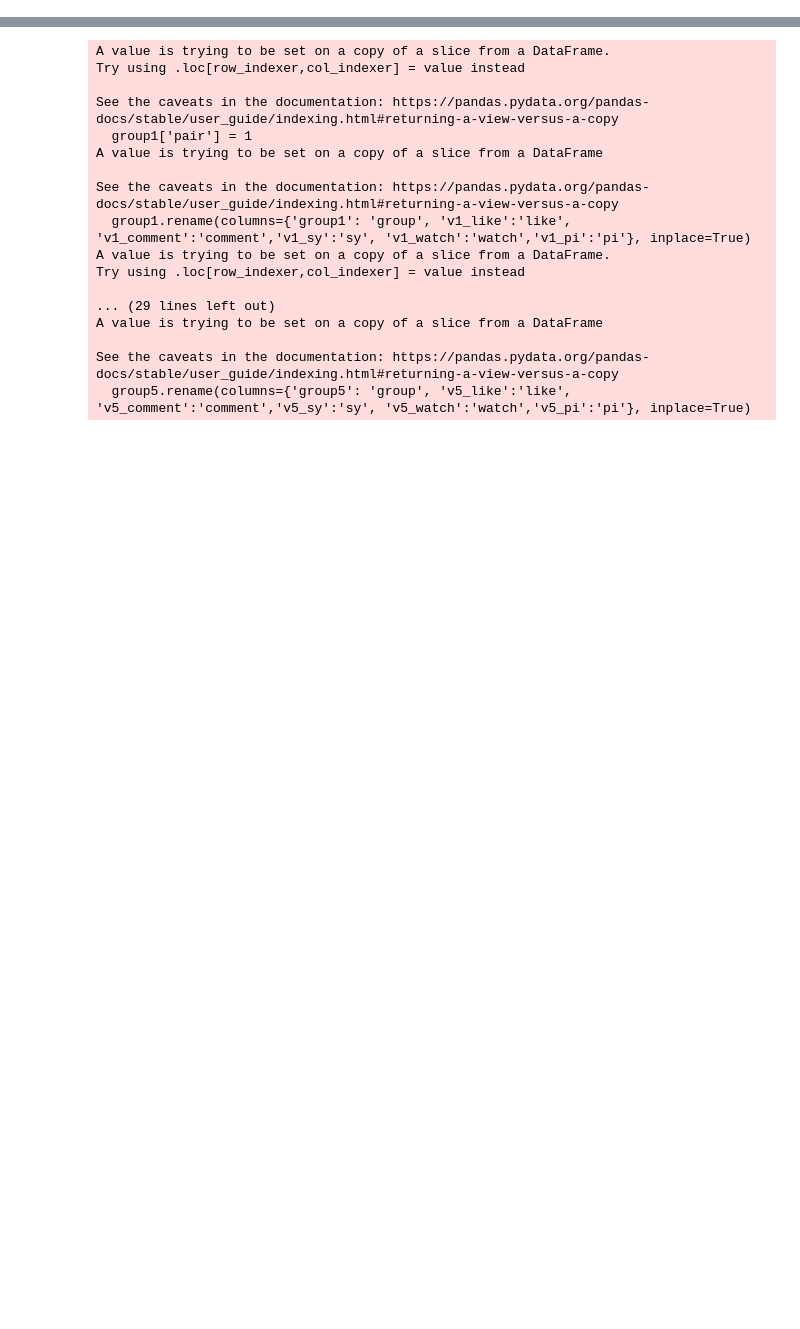
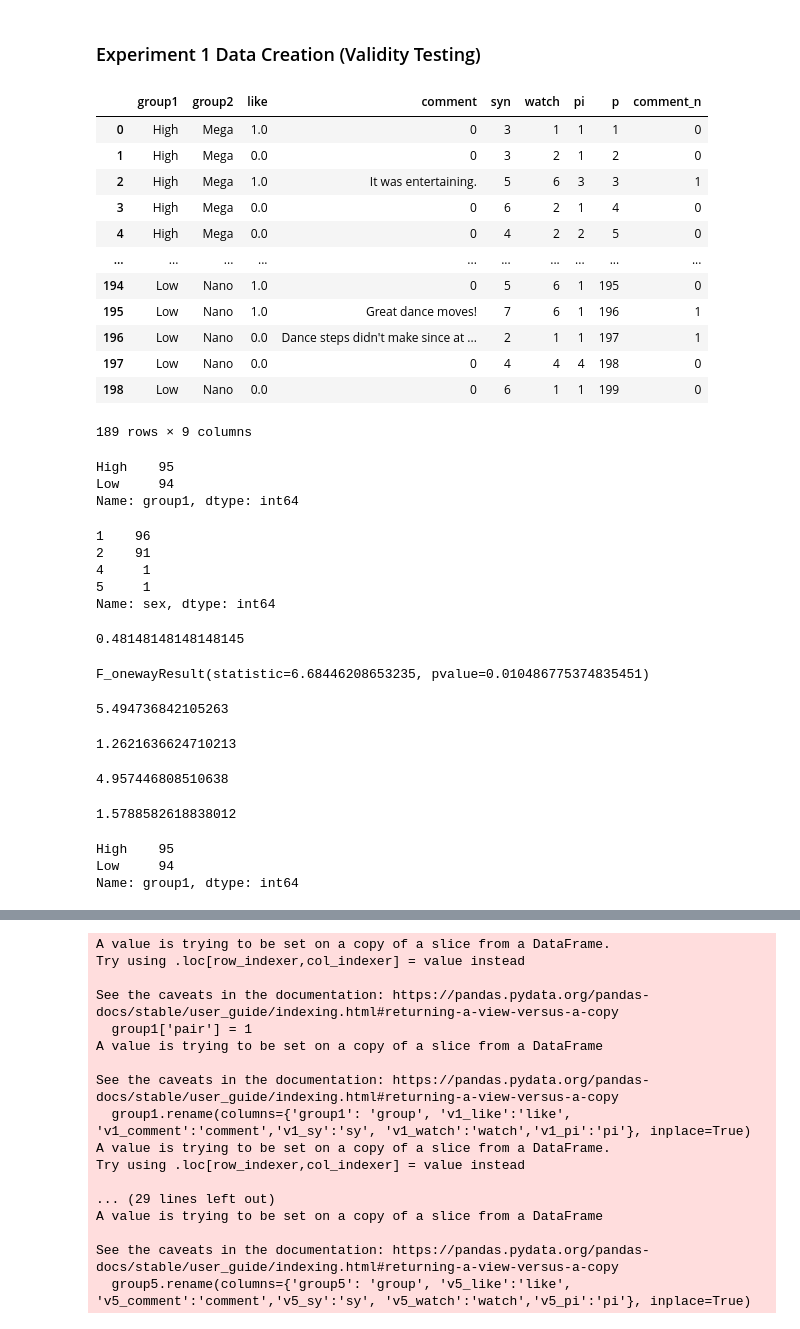
Before and after one commit to eyoy/mmsynergy, a Jupyter notebook: reg/experiment_analysis.ipynb, the cells around one changed output, grey strips where cells are left out. Drawn from its saved outputs; the diff is of its cells as text; code cells hidden in the pictures; blank space fills up the shorter version.

```diff
--- a/reg/experiment_analysis.ipynb
+++ b/reg/experiment_analysis.ipynb
@@ -4,0 +11,2 @@ import seaborn as sns
+# %% [markdown]
+### Experiment 1 Data Creation (Validity Testing)
@@ -4,0 +30,63 @@ import seaborn as sns
+# %%
+df
+# %% [output]
+|  | group1 | group2 | like | comment | syn | watch | pi | p | comment_n |
+| 0 | High | Mega | 1.0 | 0 | 3 | 1 | 1 | 1 | 0 |
+| 1 | High | Mega | 0.0 | 0 | 3 | 2 | 1 | 2 | 0 |
+| 2 | High | Mega | 1.0 | It was entertaining. | 5 | 6 | 3 | 3 | 1 |
+| 3 | High | Mega | 0.0 | 0 | 6 | 2 | 1 | 4 | 0 |
+| 4 | High | Mega | 0.0 | 0 | 4 | 2 | 2 | 5 | 0 |
+| ... | ... | ... | ... | ... | ... | ... | ... | ... | ... |
+| 194 | Low | Nano | 1.0 | 0 | 5 | 6 | 1 | 195 | 0 |
+| 195 | Low | Nano | 1.0 | Great dance moves! | 7 | 6 | 1 | 196 | 1 |
+| 196 | Low | Nano | 0.0 | Dance steps didn't make since at ... | 2 | 1 | 1 | 197 | 1 |
+| 197 | Low | Nano | 0.0 | 0 | 4 | 4 | 4 | 198 | 0 |
+| 198 | Low | Nano | 0.0 | 0 | 6 | 1 | 1 | 199 | 0 |
+189 rows × 9 columns
+# %%
+df.group1.value_counts()
+# %% [output]
+High    95
+Low     94
+Name: group1, dtype: int64
+# %%
+df.sex.value_counts()
+# %% [output]
+1    96
+2    91
+4     1
+5     1
+Name: sex, dtype: int64
+# %%
+91/189
+# %% [output]
+0.48148148148148145
+# %%
+from scipy.stats import f_oneway
+performance1 = df[df.group1 == 'High']['syn']
+performance2 = df[df.group1 == 'Low']['syn']
+f_oneway(performance1, performance2)
+# %% [output]
+F_onewayResult(statistic=6.68446208653235, pvalue=0.010486775374835451)
+# %%
+performance1.mean()
+# %% [output]
+5.494736842105263
+# %%
+performance1.std()
+# %% [output]
+1.2621636624710213
+# %%
+performance2.mean()
+# %% [output]
+4.957446808510638
+# %%
+performance2.std()
+# %% [output]
+1.5788582618838012
+# %%
+df.group1.value_counts()
+# %% [output]
+High    95
+Low     94
+Name: group1, dtype: int64
```
Also changed, not shown: parts of 12 cells of this notebook.
